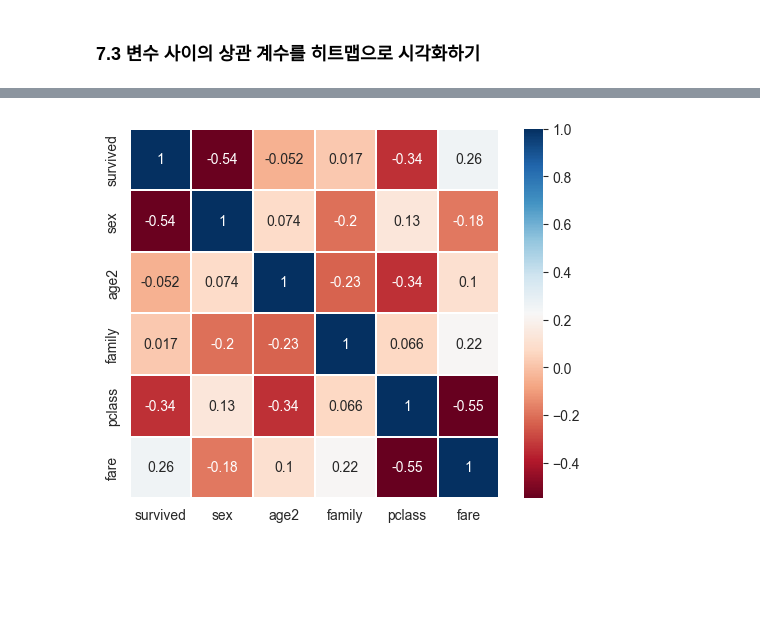
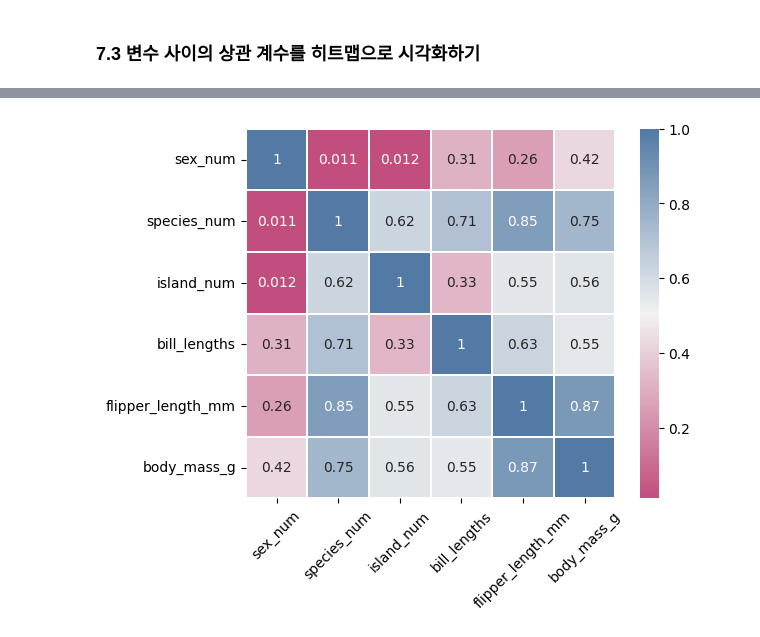
Before and after one commit to sooinp/Desktop, a Jupyter notebook: VSCode/1204통계분석/CH07.ipynb, the cells around one changed output, grey strips where cells are left out. Cells and saved outputs as stored; diff of their text form; code cells hidden in the pictures; blank space fills up the shorter version.

```diff
--- a/VSCode/1204통계분석/CH07.ipynb
+++ b/VSCode/1204통계분석/CH07.ipynb
@@ -930,0 +1143,4 @@ heatmap_data = titanic[['survived', 'sex', 'age2', 'family', 'pclass', 'fare']]
+# %%
+penguins = sns.load_dataset("penguins")
+penguins.info()
+penguins.isnull().sum()
@@ -930,0 +1220,24 @@ heatmap_data = titanic[['survived', 'sex', 'age2', 'family', 'pclass', 'fare']]
+# %%
+#카테고리화: 59.6(최대) ~ 44.5(중앙) ~ 32.1(최소)
+def bill_length(x):
+    if x < 35:
+        return 0
+    elif x < 40:
+        return 1
+    elif x < 45:
+        return 2
+    elif x < 50:
+        return 3
+    elif x < 55:
+        return 4
+    else:
+        return 5
+# %%
+#bill_length를 카테고리로 나눠 분석
+penguins["bill_lengths"] = penguins["bill_length_mm"].apply(bill_length)
+
+penguins['sex_num'] = penguins['sex'].map({'Male':1, 'Female':0})
+penguins['species_num'] = penguins['species'].map({'Adelie':0, 'Chinstrap':1, 'Gentoo':2})
+penguins['island_num'] = penguins['island'].map({'Torgersen':0, 'Dream':1, 'Biscoe':2})
+
+penguins #확인
@@ -931,9 +1258,12 @@ heatmap_data = titanic[['survived', 'sex', 'age2', 'family', 'pclass', 'fare']]
 # %%
-colormap = plt.cm.RdBu
+#히트맵 그리기
+heatmap_data = penguins[['sex_num', 'species_num', 'island_num', 'bill_lengths','flipper_length_mm','body_mass_g']]
 
-sns.heatmap(heatmap_data.astype(float).corr(), linewidths = 0.1, vmax = 1.0, square = True, cmap = colormap, linecolor = 'white', annot = True,
-annot_kws = {"size": 10})
+# colormap = plt.cm.RdBu
+colormap = sns.diverging_palette(350, 245, s=60, as_cmap=True)
 
+sns.heatmap(heatmap_data.astype(float).corr(), linewidths = 0.1, vmax = 1.0, square = True, cmap = colormap, linecolor = 'white', annot = True, annot_kws = {"size": 10})
+plt.xticks(rotation = 45, fontsize = 10)
 plt.show()
 # %% [output]
-[figure, old version]
+[figure, new version]
```
Also changed, not shown: parts of 36 cells of this notebook, 14 other files.
